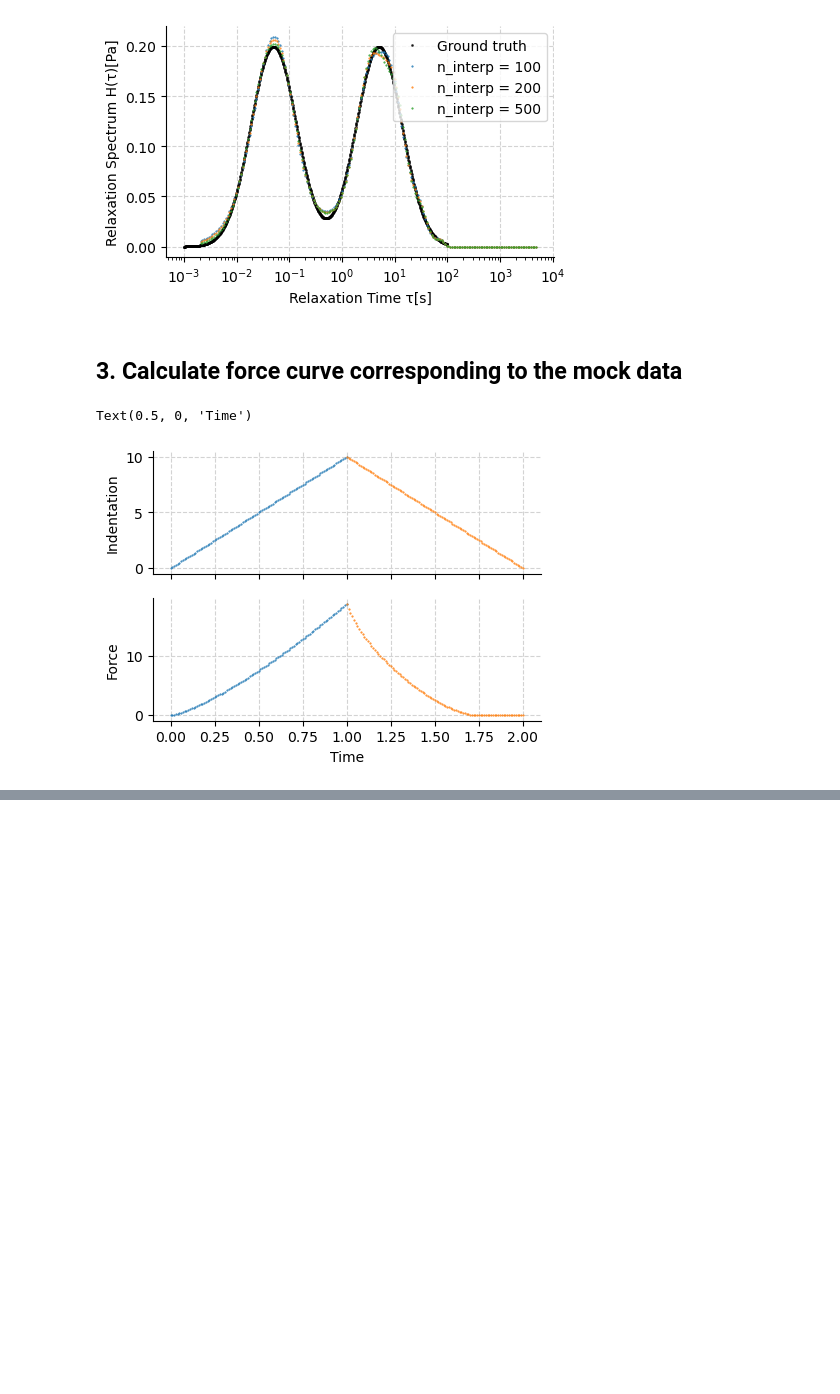
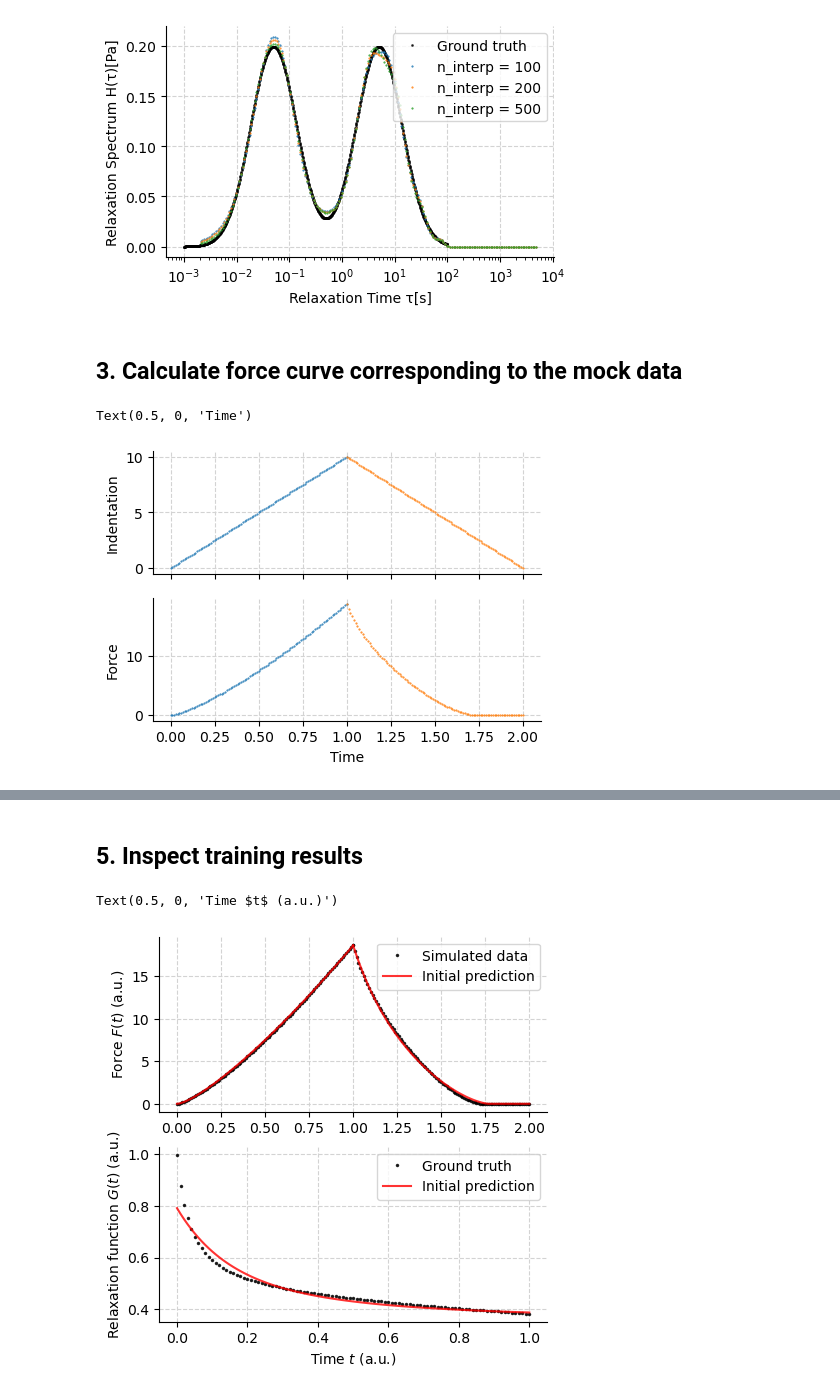
Before and after one commit to Jhko725/NeuralConstitutiveEq.jl, a Jupyter notebook: notebooks/231125_pyrespect.ipynb, the cells around one changed output, grey strips where cells are left out. Drawn from its saved outputs; the diff is of its cells as text; code cells hidden in the pictures; blank space fills up the shorter version.

```diff
--- a/notebooks/231125_pyrespect.ipynb
+++ b/notebooks/231125_pyrespect.ipynb
@@ -114,0 +187,8 @@ Text(0.5, 0, 'Time')
+# %%
+max_epochs = 1000
+loss_history = np.empty(max_epochs)
+for step in range(max_epochs):
+    loss, model, opt_state = make_step(model, app, ret, f_app, f_ret, tip, opt_state)
+    loss = loss.item()
+    loss_history[step] = loss
+    print(f"step={step}, loss={loss}")
@@ -114,0 +213,54 @@ Text(0.5, 0, 'Time')
+# %% [markdown]
+## 5. Inspect training results
+# %%
+# %%
+F_app = force_approach(app, model, tip)
+F_ret = force_retract(app, ret, model, tip)
+
+plot_kwargs = {"markersize": 3.0, "alpha": 0.8}
+fig, axes = plt.subplots(2, 1, figsize=(5, 5))
+
+axes[0].plot(app.t, f_app, ".", color="k", label="Simulated data", **plot_kwargs)
+axes[0].plot(ret.t, f_ret, ".", color="k", **plot_kwargs)
+# axes[0].plot(t_app, F_app, "-", color="royalblue", label="Prediction", **plot_kwargs)
+# axes[0].plot(t_ret, F_ret, "-", color="royalblue", **plot_kwargs)
+axes[0].plot(app.t, F_app, "-", color="red", label="Initial prediction", **plot_kwargs)
+axes[0].plot(ret.t, F_ret, "-", color="red", **plot_kwargs)
+axes[0].set_ylabel("Force $F(t)$ (a.u.)")
+
+axes[1].plot(
+    app.t,
+    bimodal.relaxation_function(app.t),
+    ".",
+    color="k",
+    label="Ground truth",
+    **plot_kwargs,
+)
+axes[1].set_ylabel("Relaxation function $G(t)$ (a.u.)")
+# axes[1].plot(
+#     t_app,
+#     jax.vmap(model)(t_app),
+#     "-",
+#     color="royalblue",
+#     label="Extracted",
+#     **plot_kwargs,
+# )
+axes[1].plot(
+    app.t,
+    model(app.t),
+    "-",
+    color="red",
+    label="Initial prediction",
+    **plot_kwargs,
+)
+
+
+for ax in axes:
+    ax.grid(color="lightgray", linestyle="--")
+    ax.spines.right.set_visible(False)
+    ax.spines.top.set_visible(False)
+    ax.legend()
+axes[-1].set_xlabel("Time $t$ (a.u.)")
+# %% [output]
+Text(0.5, 0, 'Time $t$ (a.u.)')
+[figure, added]
```
Also changed, not shown: parts of 9 cells of this notebook, 2 other files.
